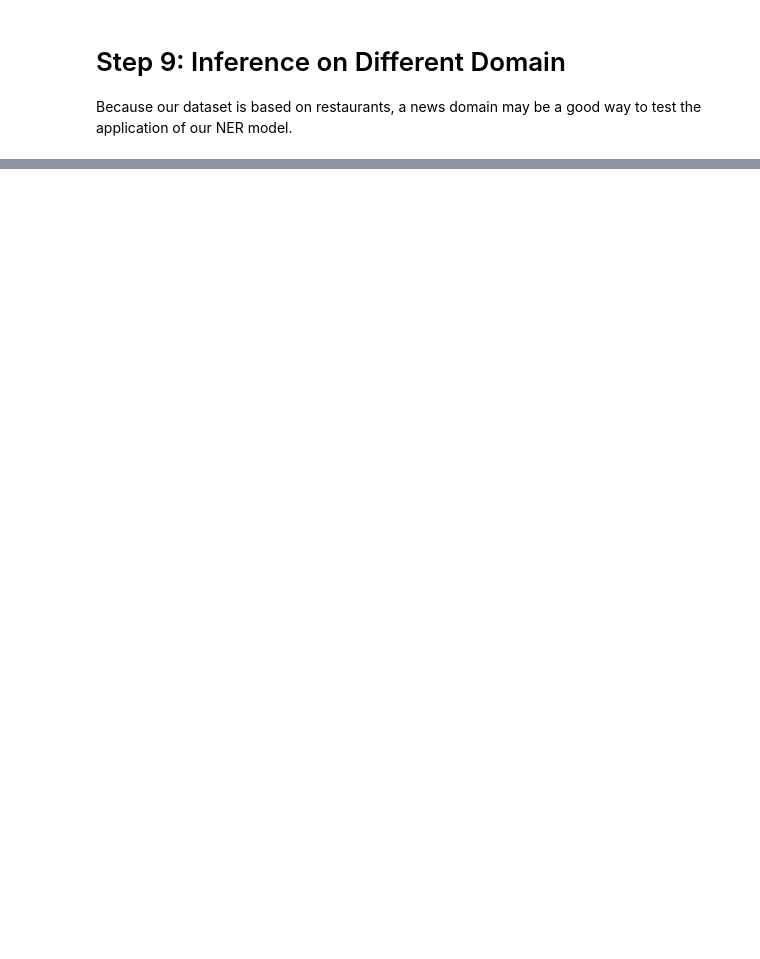
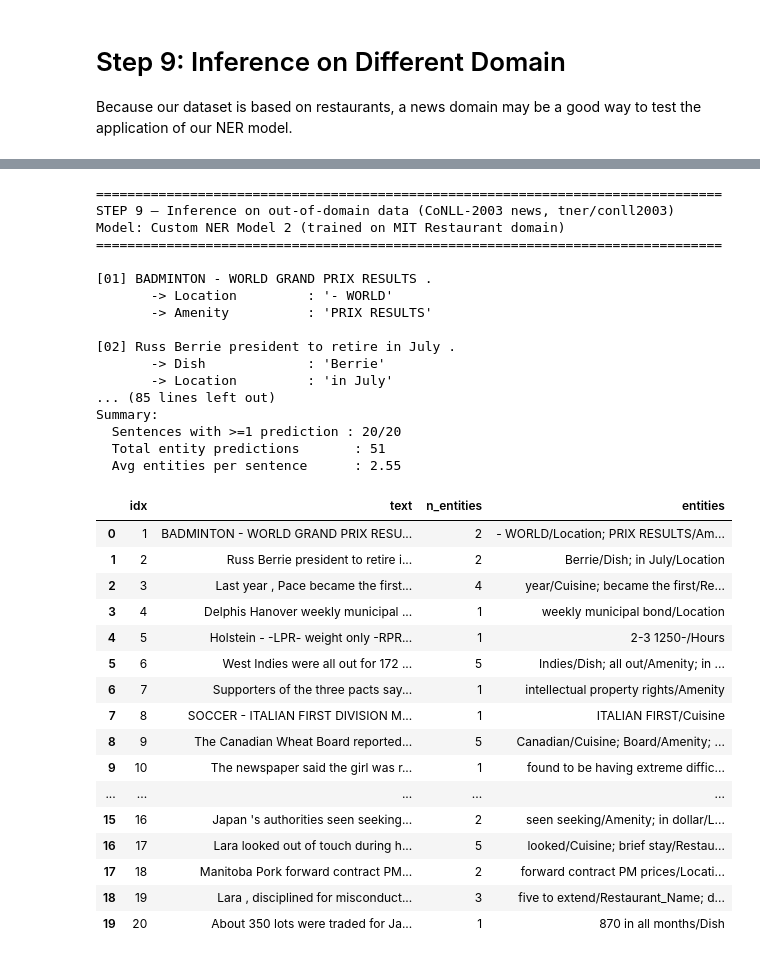
Before and after one commit to ysasson-portfolio/text-analytics-a4-Sasson-Acosta, a Jupyter notebook: notebooks/custom_ner_models.ipynb, the cells around one changed output, grey strips where cells are left out. Cells and saved outputs as stored; diff of their text form; code cells hidden in the pictures; blank space fills up the shorter version.

```diff
--- a/notebooks/custom_ner_models.ipynb
+++ b/notebooks/custom_ner_models.ipynb
@@ -879,0 +866,11 @@ RuntimeError: Dataset scripts are no longer supported, but found conll2003.py
+# %%
+# Reconstruct strings by joining tokens — exactly like Yarden's text_list pattern
+all_texts = [" ".join(item["tokens"]) for item in conll_tasks]
+
+# Keep short-to-medium sentences for cleaner inference printouts
+candidates = [t for t in all_texts if 6 <= len(t.split()) <= 25]
+sample_20 = random.sample(candidates, 20)
+
+print(f"Total sentences: {len(all_texts)} | 6–25 tokens: {len(candidates)} | sampled: 20\n")
+for i, s in enumerate(sample_20, 1):
+    print(f"{i:02d}. {s}")
@@ -879,0 +935,62 @@ RuntimeError: Dataset scripts are no longer supported, but found conll2003.py
+# %%
+print("="*80)
+print("STEP 9 — Inference on out-of-domain data (CoNLL-2003 news, tner/conll2003)")
+print("Model: Custom NER Model 2 (trained on MIT Restaurant domain)")
+print("="*80 + "\n")
+
+rows = []
+for i, text in enumerate(sample_20, 1):
+    doc = nlp2(text)
+    ents = [(e.text, e.label_) for e in doc.ents]
+    print(f"[{i:02d}] {text}")
+    if ents:
+        for ent_text, ent_lab in ents:
+            print(f"       -> {ent_lab:<16} : {ent_text!r}")
+    else:
+        print(f"       -> (no entities predicted)")
+    print()
+    rows.append({"idx": i, "text": text,
+                 "n_entities": len(ents),
+                 "entities": "; ".join(f"{t}/{l}" for t,l in ents)})
+
+df_ood = pd.DataFrame(rows)
+print("\nSummary:")
+print(f"  Sentences with >=1 prediction : {(df_ood['n_entities']>0).sum()}/20")
+print(f"  Total entity predictions       : {df_ood['n_entities'].sum()}")
+print(f"  Avg entities per sentence      : {df_ood['n_entities'].mean():.2f}")
+df_ood
+# %% [output]
+================================================================================
+STEP 9 — Inference on out-of-domain data (CoNLL-2003 news, tner/conll2003)
+Model: Custom NER Model 2 (trained on MIT Restaurant domain)
+================================================================================
+
+[01] BADMINTON - WORLD GRAND PRIX RESULTS .
+       -> Location         : '- WORLD'
+       -> Amenity          : 'PRIX RESULTS'
+
+[02] Russ Berrie president to retire in July .
+       -> Dish             : 'Berrie'
+       -> Location         : 'in July'
+... (85 lines left out)
+Summary:
+  Sentences with >=1 prediction : 20/20
+  Total entity predictions       : 51
+  Avg entities per sentence      : 2.55
+|  | idx | text | n_entities | entities |
+| 0 | 1 | BADMINTON - WORLD GRAND PRIX RESU... | 2 | - WORLD/Location; PRIX RESULTS/Am... |
+| 1 | 2 | Russ Berrie president to retire i... | 2 | Berrie/Dish; in July/Location |
+| 2 | 3 | Last year , Pace became the first... | 4 | year/Cuisine; became the first/Re... |
+| 3 | 4 | Delphis Hanover weekly municipal ... | 1 | weekly municipal bond/Location |
+| 4 | 5 | Holstein - -LPR- weight only -RPR... | 1 | 2-3 1250-/Hours |
+| 5 | 6 | West Indies were all out for 172 ... | 5 | Indies/Dish; all out/Amenity; in ... |
+| 6 | 7 | Supporters of the three pacts say... | 1 | intellectual property rights/Amenity |
+| 7 | 8 | SOCCER - ITALIAN FIRST DIVISION M... | 1 | ITALIAN FIRST/Cuisine |
+| 8 | 9 | The Canadian Wheat Board reported... | 5 | Canadian/Cuisine; Board/Amenity; ... |
+| 9 | 10 | The newspaper said the girl was r... | 1 | found to be having extreme diffic... |
+| ... | ... | ... | ... | ... |
+| 15 | 16 | Japan 's authorities seen seeking... | 2 | seen seeking/Amenity; in dollar/L... |
+| 16 | 17 | Lara looked out of touch during h... | 5 | looked/Cuisine; brief stay/Restau... |
+| 17 | 18 | Manitoba Pork forward contract PM... | 2 | forward contract PM prices/Locati... |
+| 18 | 19 | Lara , disciplined for misconduct... | 3 | five to extend/Restaurant_Name; d... |
+| 19 | 20 | About 350 lots were traded for Ja... | 1 | 870 in all months/Dish |
```
Also changed, not shown: parts of 14 cells of this notebook.
